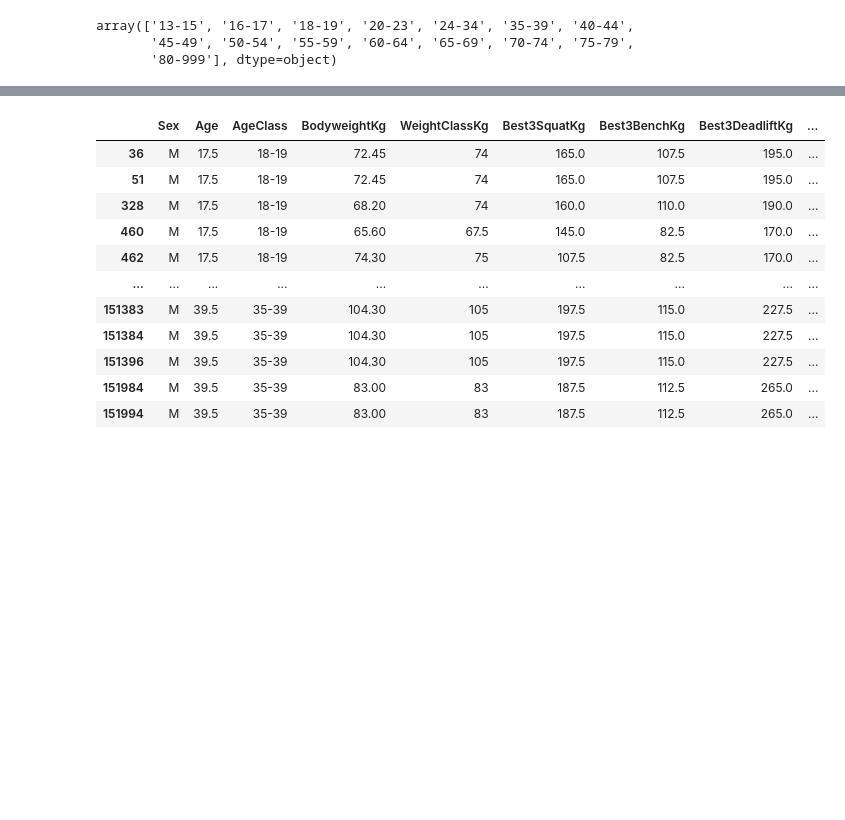
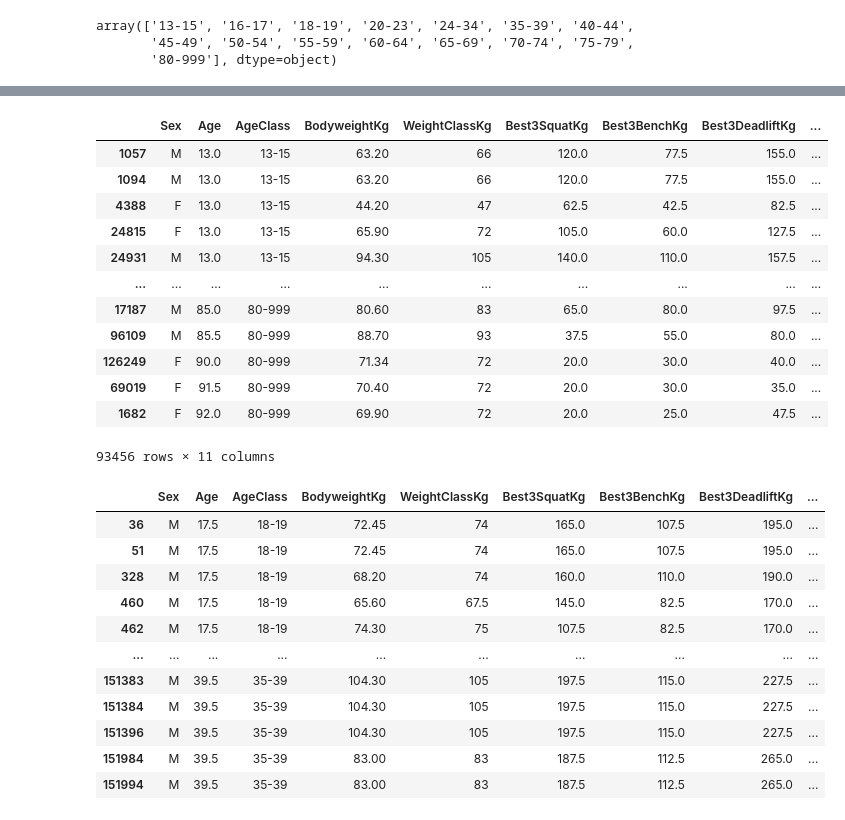
Before and after one commit to jjz17/Natural-Strength, a Jupyter notebook: model.ipynb, the cells around one changed output, grey strips where cells are left out. Saved outputs shown, nothing was run; the diff lists cells and outputs as text; code cells hidden in the pictures; blank space fills up the shorter version.

```diff
--- a/model.ipynb
+++ b/model.ipynb
@@ -286,3 +236,20 @@ Name: Sex, dtype: int64
+# %%
+clean = clean[important_cols]
+clean
+# %% [output]
+|  | Sex | Age | AgeClass | BodyweightKg | WeightClassKg | Best3SquatKg | Best3BenchKg | Best3DeadliftKg | ... |
+| 1057 | M | 13.0 | 13-15 | 63.20 | 66 | 120.0 | 77.5 | 155.0 | ... |
+| 1094 | M | 13.0 | 13-15 | 63.20 | 66 | 120.0 | 77.5 | 155.0 | ... |
+| 4388 | F | 13.0 | 13-15 | 44.20 | 47 | 62.5 | 42.5 | 82.5 | ... |
+| 24815 | F | 13.0 | 13-15 | 65.90 | 72 | 105.0 | 60.0 | 127.5 | ... |
+| 24931 | M | 13.0 | 13-15 | 94.30 | 105 | 140.0 | 110.0 | 157.5 | ... |
+| ... | ... | ... | ... | ... | ... | ... | ... | ... | ... |
+| 17187 | M | 85.0 | 80-999 | 80.60 | 83 | 65.0 | 80.0 | 97.5 | ... |
+| 96109 | M | 85.5 | 80-999 | 88.70 | 93 | 37.5 | 55.0 | 80.0 | ... |
+| 126249 | F | 90.0 | 80-999 | 71.34 | 72 | 20.0 | 30.0 | 40.0 | ... |
+| 69019 | F | 91.5 | 80-999 | 70.40 | 72 | 20.0 | 30.0 | 35.0 | ... |
+| 1682 | F | 92.0 | 80-999 | 69.90 | 72 | 20.0 | 25.0 | 47.5 | ... |
+93456 rows × 11 columns
 # %%
 clean_ages
 # %% [output]
```
Also changed, not shown: parts of 18 cells of this notebook, 1 other file.
